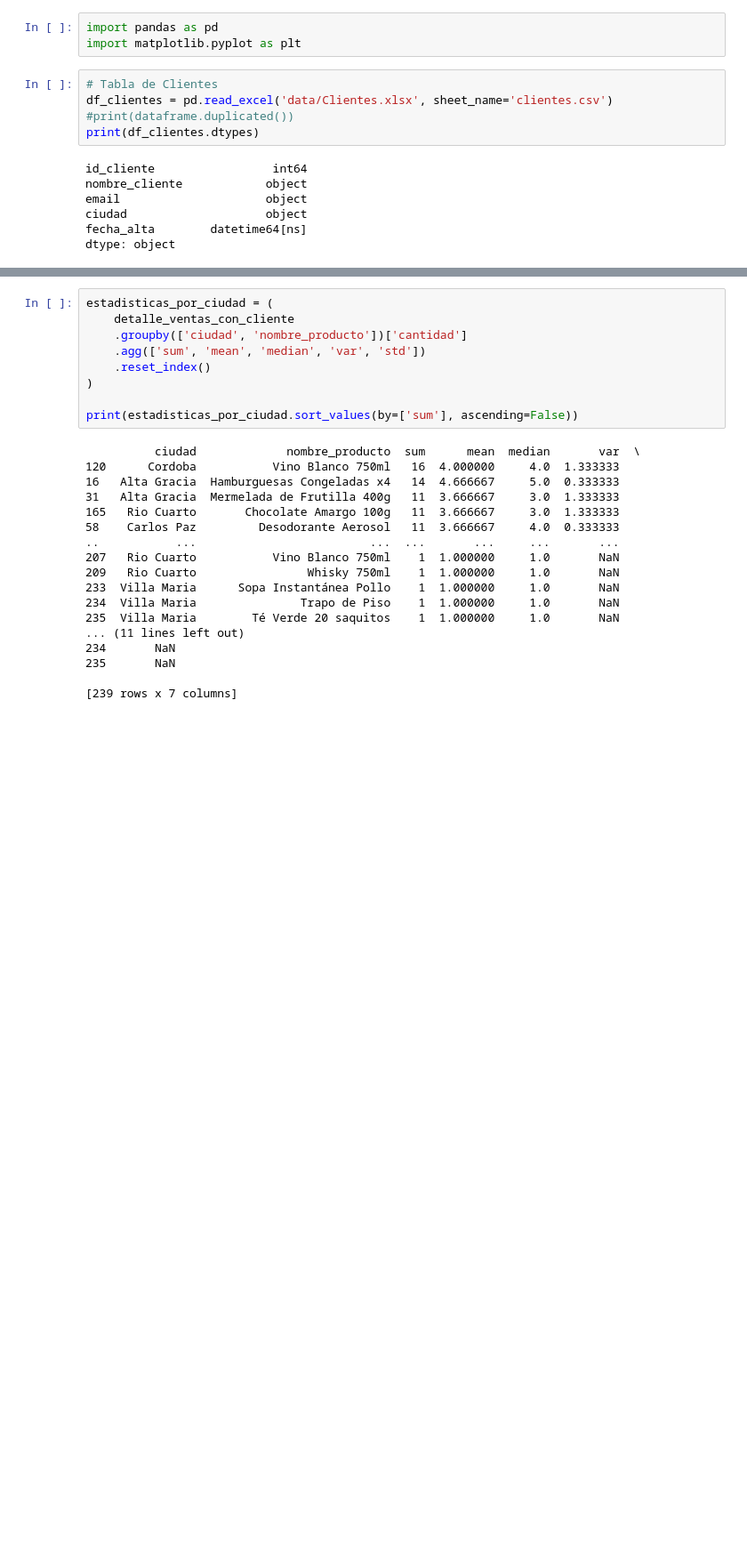
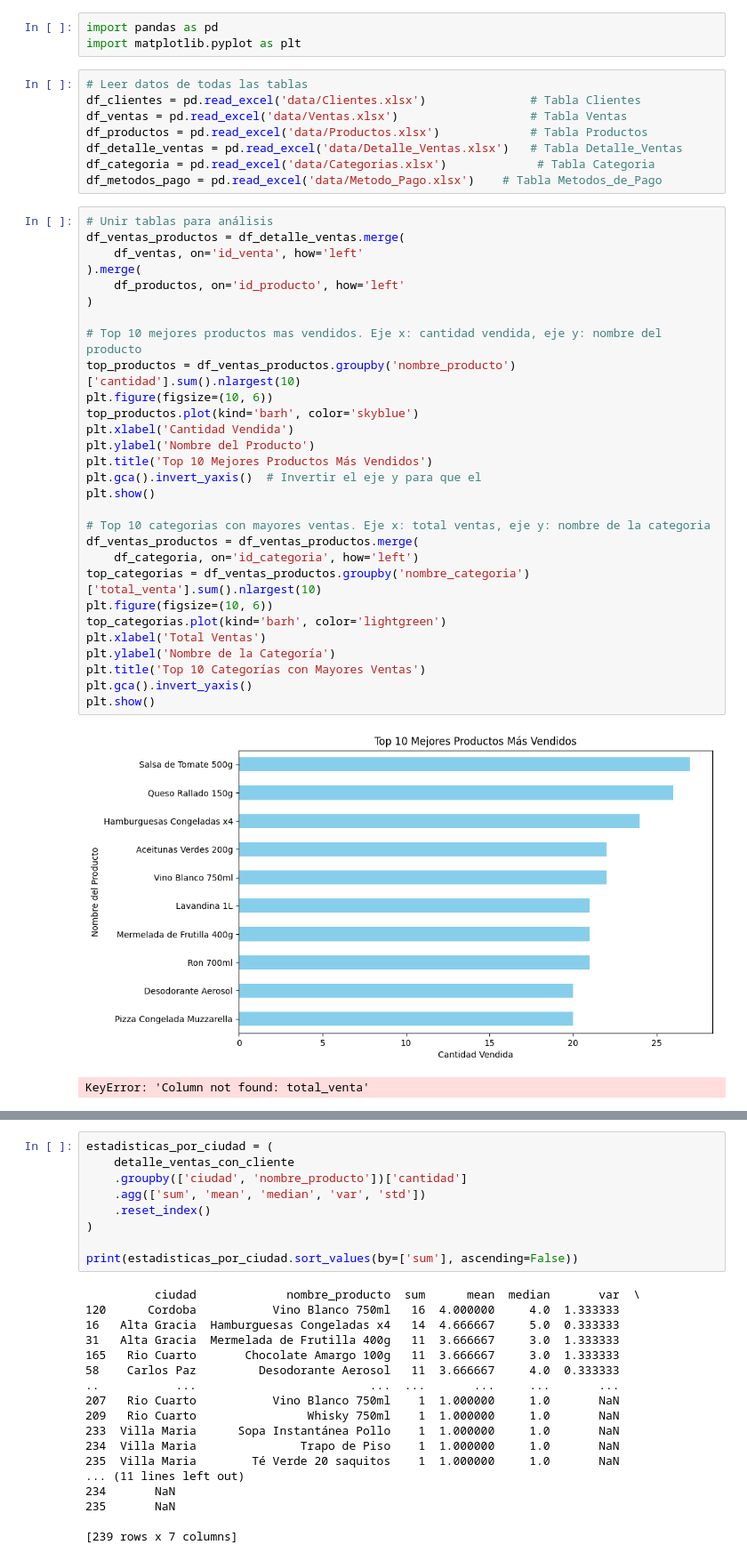
Before and after one commit to SirProg/proyecto-tienda-aurelion, a Jupyter notebook: limpieza.ipynb, the cells around one changed output, grey strips where cells are left out. Shown at 89% size. Drawn from its saved outputs; the diff is of its cells as text; blank space fills up the shorter version.

Commit message:
ADD nuevas tablas de excel

```diff
--- a/limpieza.ipynb
+++ b/limpieza.ipynb
@@ -2,15 +15,43 @@
 import pandas as pd
 import matplotlib.pyplot as plt
 # %%
-# Tabla de Clientes
-df_clientes = pd.read_excel('data/Clientes.xlsx', sheet_name='clientes.csv')
-#print(dataframe.duplicated())
-print(df_clientes.dtypes)
+# Leer datos de todas las tablas
+df_clientes = pd.read_excel('data/Clientes.xlsx')               # Tabla Clientes
+df_ventas = pd.read_excel('data/Ventas.xlsx')                   # Tabla Ventas
+df_productos = pd.read_excel('data/Productos.xlsx')             # Tabla Productos
+df_detalle_ventas = pd.read_excel('data/Detalle_Ventas.xlsx')   # Tabla Detalle_Ventas
+df_categoria = pd.read_excel('data/Categorias.xlsx')             # Tabla Categoria
+df_metodos_pago = pd.read_excel('data/Metodo_Pago.xlsx')    # Tabla Metodos_de_Pago
-# %% [output]
-id_cliente                 int64
-nombre_cliente            object
-email                     object
-ciudad                    object
-fecha_alta        datetime64[ns]
-dtype: object
+# %%
+# Unir tablas para análisis
+df_ventas_productos = df_detalle_ventas.merge(
+    df_ventas, on='id_venta', how='left'
+).merge(
+    df_productos, on='id_producto', how='left'
+)
+
+# Top 10 mejores productos mas vendidos. Eje x: cantidad vendida, eje y: nombre del producto
+top_productos = df_ventas_productos.groupby('nombre_producto')['cantidad'].sum().nlargest(10)
+plt.figure(figsize=(10, 6))
+top_productos.plot(kind='barh', color='skyblue')
+plt.xlabel('Cantidad Vendida')
+plt.ylabel('Nombre del Producto')
+plt.title('Top 10 Mejores Productos Más Vendidos')
+plt.gca().invert_yaxis()  # Invertir el eje y para que el
+plt.show()
+
+# Top 10 categorias con mayores ventas. Eje x: total ventas, eje y: nombre de la categoria
+df_ventas_productos = df_ventas_productos.merge(
+    df_categoria, on='id_categoria', how='left')
+top_categorias = df_ventas_productos.groupby('nombre_categoria')['total_venta'].sum().nlargest(10)
+plt.figure(figsize=(10, 6))
+top_categorias.plot(kind='barh', color='lightgreen')
+plt.xlabel('Total Ventas')
+plt.ylabel('Nombre de la Categoría')
+plt.title('Top 10 Categorías con Mayores Ventas')
+plt.gca().invert_yaxis()
+plt.show()
+# %% [output]
+[figure, added]
+KeyError: 'Column not found: total_venta'
 # %%
```
Also changed, not shown: parts of 8 cells of this notebook, 6 other files.
